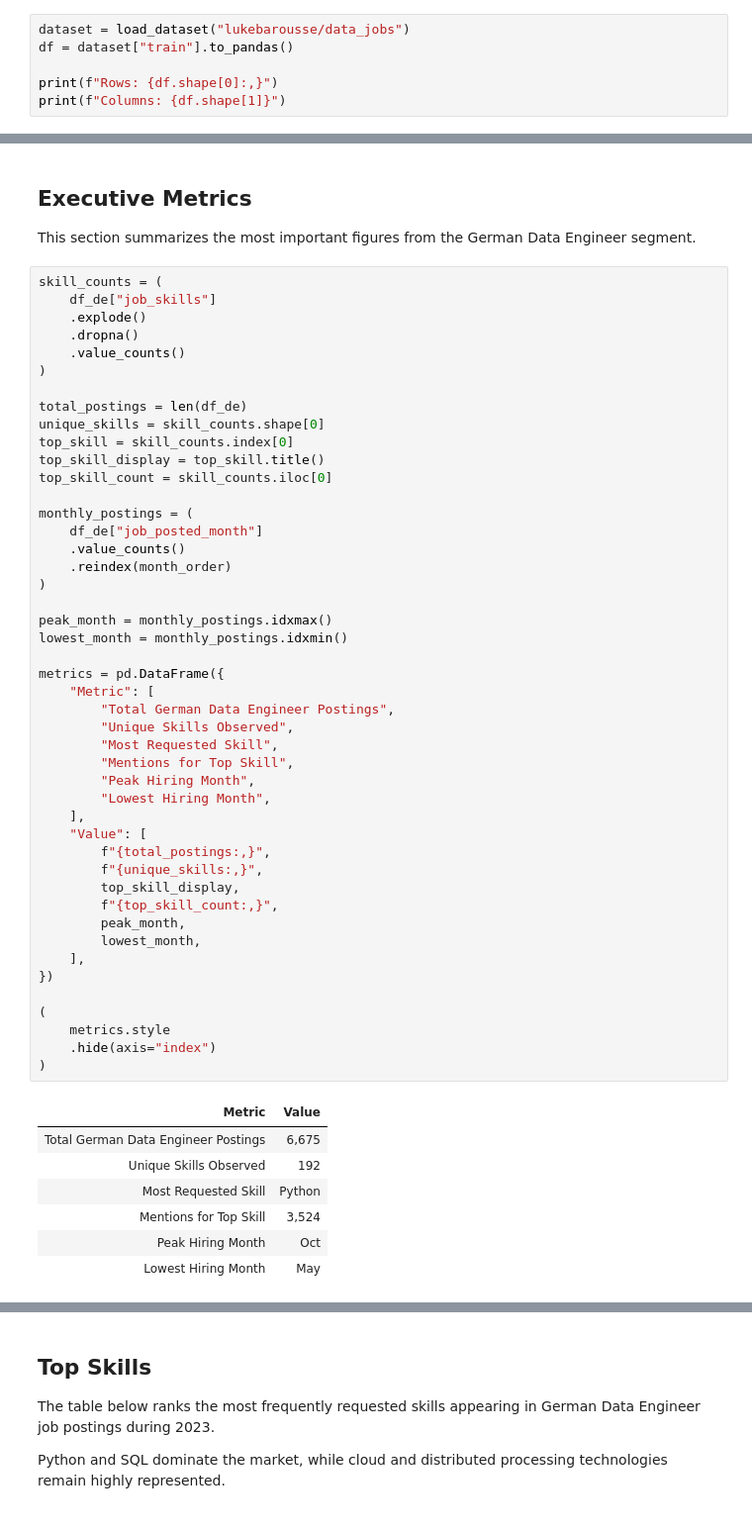
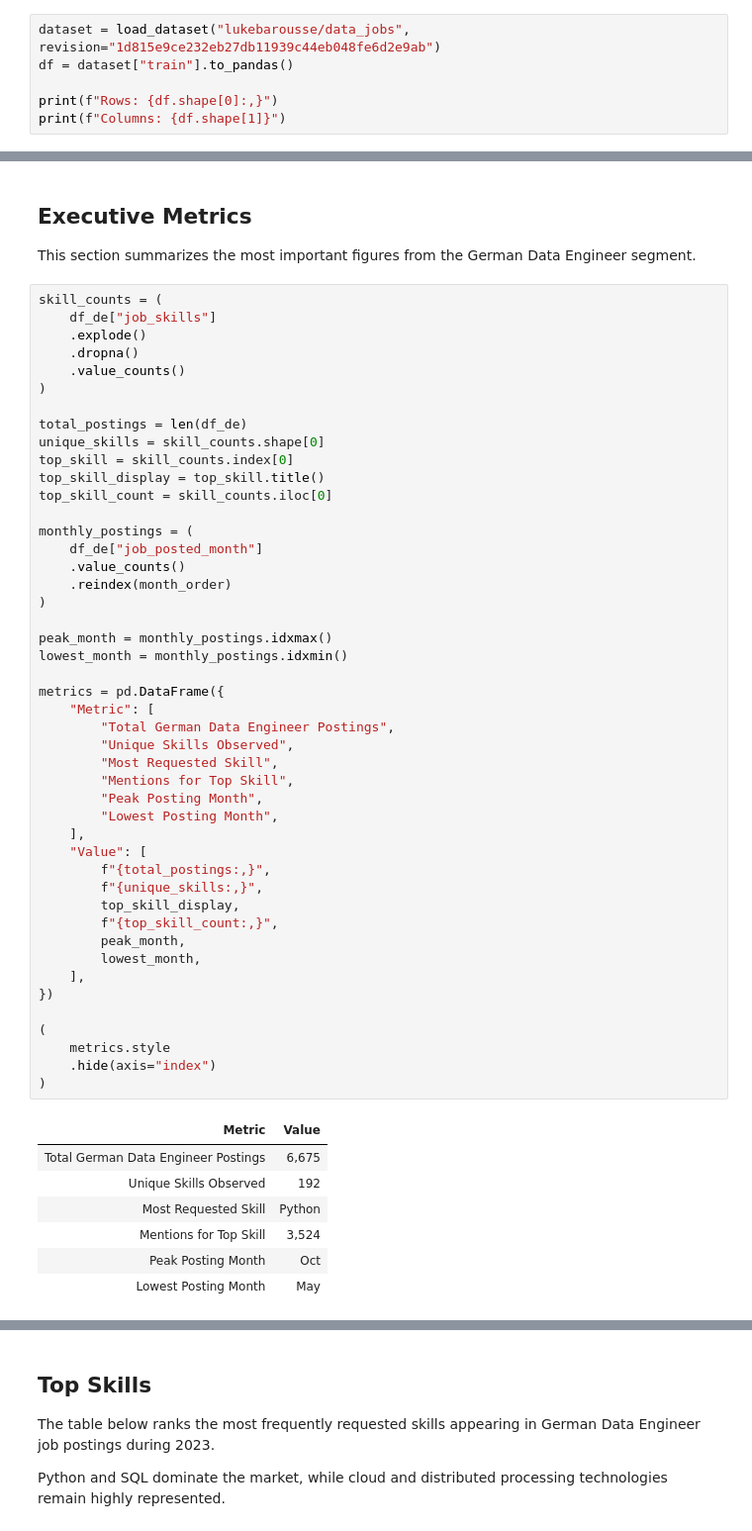
Before and after one commit to siddharth-chauhan-eu/python-learning, a Jupyter notebook: 02-data-analytics/data-jobs-analysis/notebooks/04_trending_skills_analysis.ipynb, the cells around one changed output, grey strips where cells are left out. Shown at 99% size. Drawn from its saved outputs; the diff is of its cells as text.

```diff
--- a/02-data-analytics/data-jobs-analysis/notebooks/04_trending_skills_analysis.ipynb
+++ b/02-data-analytics/data-jobs-analysis/notebooks/04_trending_skills_analysis.ipynb
@@ -37,7 +37,7 @@ For this analysis:
 - Posting dates are converted into monthly periods.
 - Skill demand is measured by the number of job advertisements mentioning each skill.
 # %%
-dataset = load_dataset("lukebarousse/data_jobs")
+dataset = load_dataset("lukebarousse/data_jobs", revision="1d815e9ce232eb27db11939c44eb048fe6d2e9ab")
 df = dataset["train"].to_pandas()
 
 print(f"Rows: {df.shape[0]:,}")
@@ -176,35 +176,35 @@ monthly_postings = (
 peak_month = monthly_postings.idxmax()
 lowest_month = monthly_postings.idxmin()
 
 metrics = pd.DataFrame({
     "Metric": [
         "Total German Data Engineer Postings",
         "Unique Skills Observed",
         "Most Requested Skill",
         "Mentions for Top Skill",
-        "Peak Hiring Month",
-        "Lowest Hiring Month",
+        "Peak Posting Month",
+        "Lowest Posting Month",
     ],
     "Value": [
         f"{total_postings:,}",
         f"{unique_skills:,}",
         top_skill_display,
         f"{top_skill_count:,}",
         peak_month,
         lowest_month,
     ],
 })
 
 (
     metrics.style
     .hide(axis="index")
 )
 # %% [output]
 | Metric | Value |
 | Total German Data Engineer Postings | 6,675 |
 | Unique Skills Observed | 192 |
 | Most Requested Skill | Python |
 | Mentions for Top Skill | 3,524 |
-| Peak Hiring Month | Oct |
-| Lowest Hiring Month | May |
+| Peak Posting Month | Oct |
+| Lowest Posting Month | May |
 # %% [markdown]
```
Also changed, not shown: parts of 11 cells of this notebook, 28 other files.
